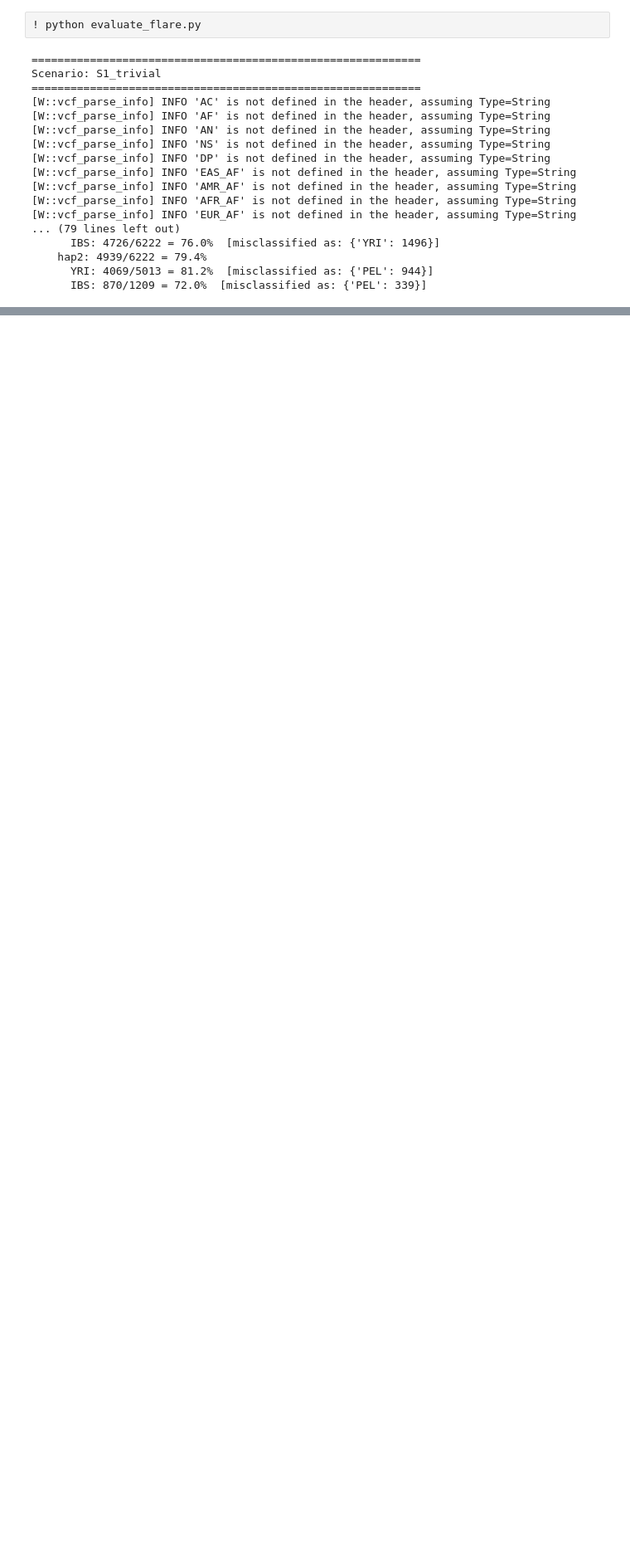
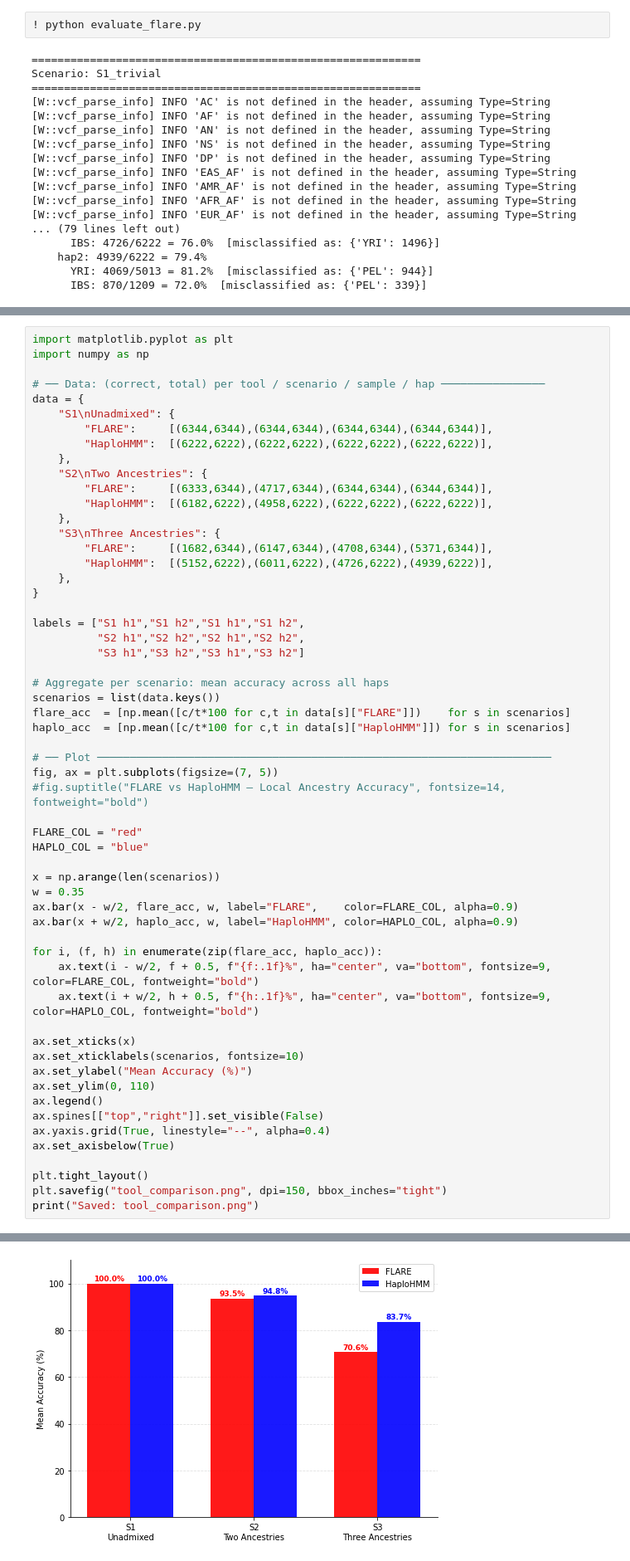
Before and after one commit to nathantrn/CSE284_HMM_local_ancestry_inference, a Jupyter notebook: toy_example/hmm_lai_toy.ipynb, the cells around one changed output, grey strips where cells are left out. Shown at 83% size. Saved outputs shown, nothing was run; the diff lists cells and outputs as text; blank space fills up the shorter version.

Commit message:
cleaning up code and accuracy plot

```diff
--- a/toy_example/hmm_lai_toy.ipynb
+++ b/toy_example/hmm_lai_toy.ipynb
@@ -406,0 +358,58 @@ Scenario: S1_trivial
+# %%
+import matplotlib.pyplot as plt
+import numpy as np
+
+# ── Data: (correct, total) per tool / scenario / sample / hap ────────────────
+data = {
+    "S1\nUnadmixed": {
+        "FLARE":     [(6344,6344),(6344,6344),(6344,6344),(6344,6344)],
+        "HaploHMM":  [(6222,6222),(6222,6222),(6222,6222),(6222,6222)],
+    },
+    "S2\nTwo Ancestries": {
+        "FLARE":     [(6333,6344),(4717,6344),(6344,6344),(6344,6344)],
+        "HaploHMM":  [(6182,6222),(4958,6222),(6222,6222),(6222,6222)],
+    },
+    "S3\nThree Ancestries": {
+        "FLARE":     [(1682,6344),(6147,6344),(4708,6344),(5371,6344)],
+        "HaploHMM":  [(5152,6222),(6011,6222),(4726,6222),(4939,6222)],
+    },
+}
+
+labels = ["S1 h1","S1 h2","S1 h1","S1 h2",
+          "S2 h1","S2 h2","S2 h1","S2 h2",
+          "S3 h1","S3 h2","S3 h1","S3 h2"]
+
+# Aggregate per scenario: mean accuracy across all haps
+scenarios = list(data.keys())
+flare_acc  = [np.mean([c/t*100 for c,t in data[s]["FLARE"]])    for s in scenarios]
+haplo_acc  = [np.mean([c/t*100 for c,t in data[s]["HaploHMM"]]) for s in scenarios]
+
+# ── Plot ──────────────────────────────────────────────────────────────────────
+fig, ax = plt.subplots(figsize=(7, 5))
+#fig.suptitle("FLARE vs HaploHMM — Local Ancestry Accuracy", fontsize=14, fontweight="bold")
+
+FLARE_COL = "red"
+HAPLO_COL = "blue"
+
+x = np.arange(len(scenarios))
+w = 0.35
+ax.bar(x - w/2, flare_acc, w, label="FLARE",    color=FLARE_COL, alpha=0.9)
+ax.bar(x + w/2, haplo_acc, w, label="HaploHMM", color=HAPLO_COL, alpha=0.9)
+
+for i, (f, h) in enumerate(zip(flare_acc, haplo_acc)):
+    ax.text(i - w/2, f + 0.5, f"{f:.1f}%", ha="center", va="bottom", fontsize=9, color=FLARE_COL, fontweight="bold")
+    ax.text(i + w/2, h + 0.5, f"{h:.1f}%", ha="center", va="bottom", fontsize=9, color=HAPLO_COL, fontweight="bold")
+
+ax.set_xticks(x)
+ax.set_xticklabels(scenarios, fontsize=10)
+ax.set_ylabel("Mean Accuracy (%)")
+ax.set_ylim(0, 110)
+ax.legend()
+ax.spines[["top","right"]].set_visible(False)
+ax.yaxis.grid(True, linestyle="--", alpha=0.4)
+ax.set_axisbelow(True)
+
+plt.tight_layout()
+plt.savefig("tool_comparison.png", dpi=150, bbox_inches="tight")
+print("Saved: tool_comparison.png")
+# %% [output]
@@ -406,0 +417 @@ Scenario: S1_trivial
+[figure, added]
```
Also changed, not shown: parts of 11 cells of this notebook, 14 other files.
